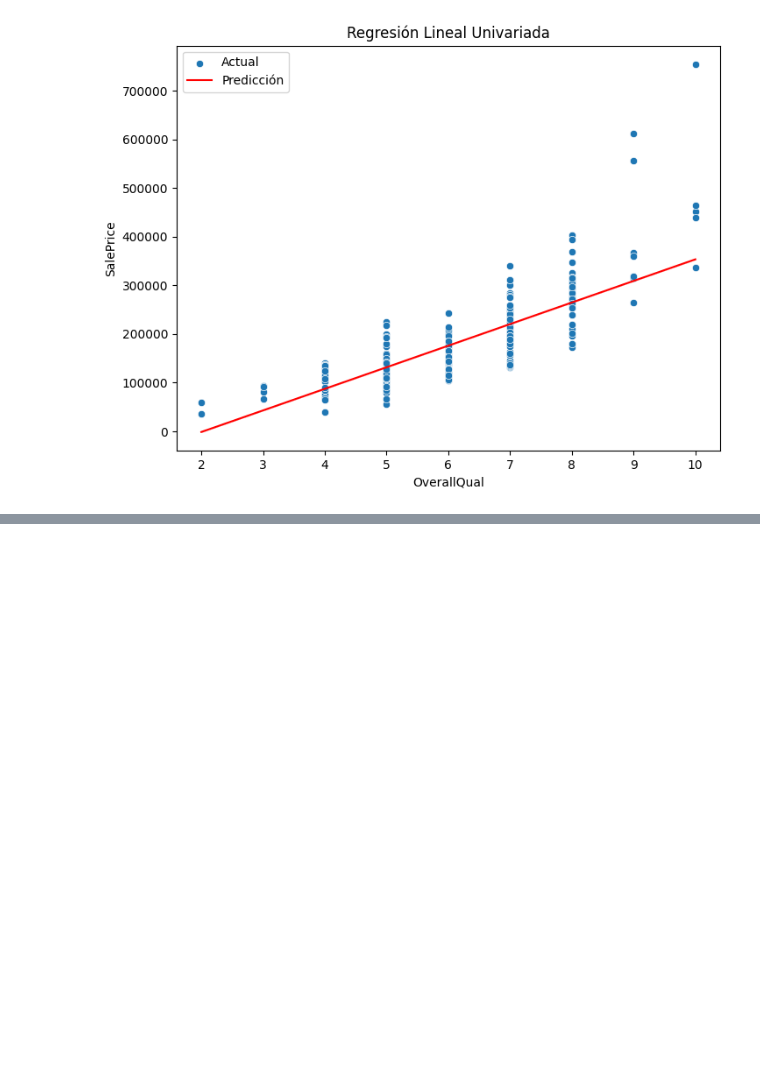
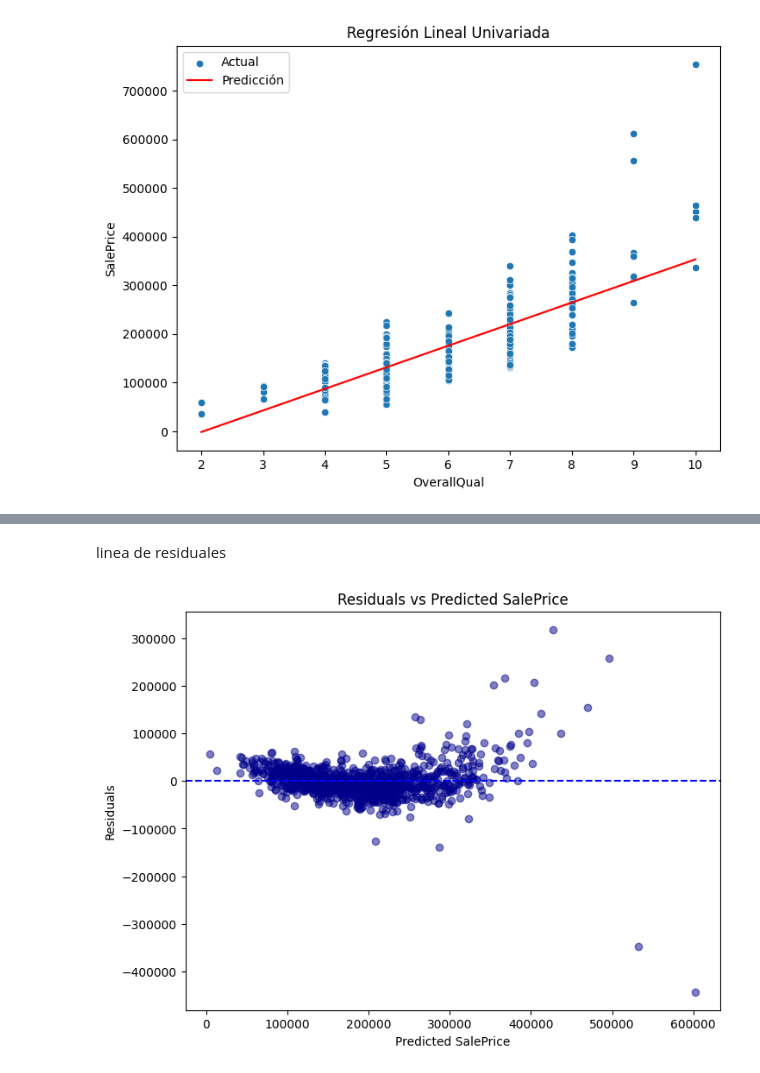
Before and after one commit to Sofiamishel2003/Modelo_Regresion_Lineal, a Jupyter notebook: Modelo_RegresionLineal.ipynb, the cells around one changed output, grey strips where cells are left out. Saved outputs shown, nothing was run; the diff lists cells and outputs as text; code cells hidden in the pictures; blank space fills up the shorter version.

```diff
--- a/Modelo_RegresionLineal.ipynb
+++ b/Modelo_RegresionLineal.ipynb
@@ -250,0 +379,12 @@ Coeficiente de determinación (R²): 0.6504677778896863
+# %% [markdown]
+linea de residuales
+# %%
+plt.figure(figsize=(8,6))
+plt.scatter(y_pred_train, residuals, color='darkblue', alpha=0.5)
+plt.axhline(0, color='blue', linestyle='--')
+plt.xlabel("Predicted SalePrice")
+plt.ylabel("Residuals")
+plt.title("Residuals vs Predicted SalePrice")
+plt.show()
+# %% [output]
+[figure, added]
```
Also changed, not shown: parts of 18 cells of this notebook.
